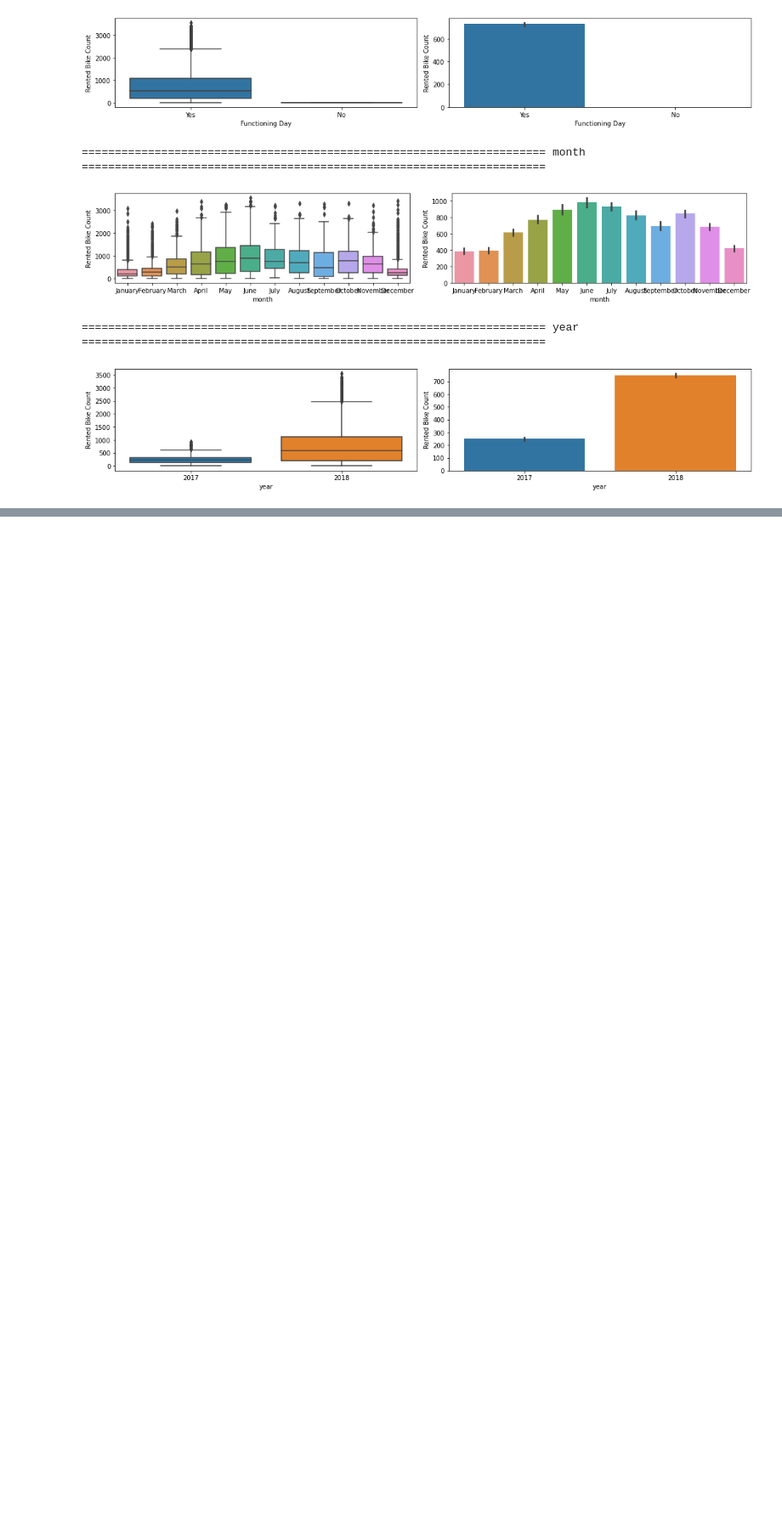
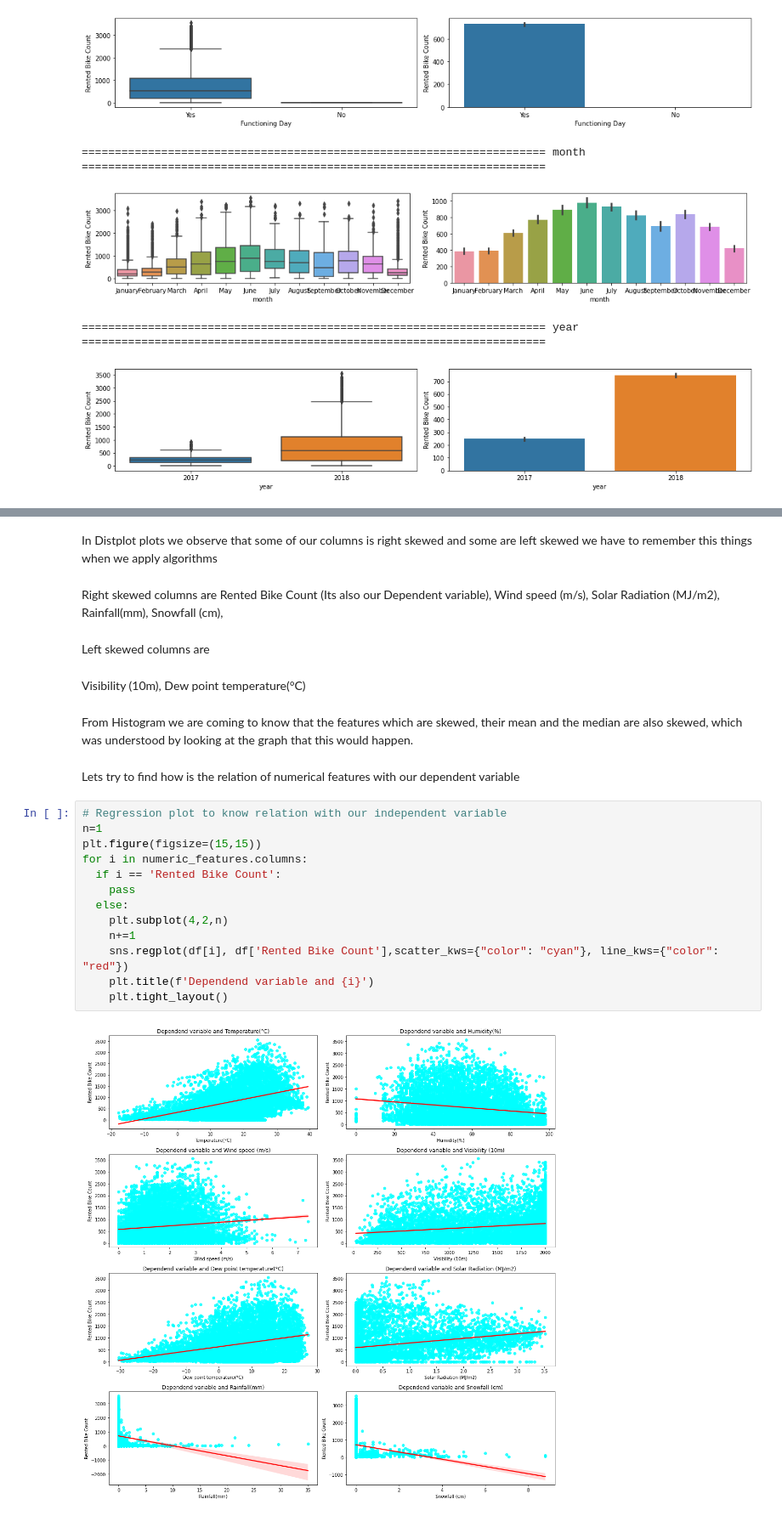
Before and after one commit to fathimajafir/Seoul-Bike-Sharing-Demand-Prediction, a Jupyter notebook: Copy_of_Bike_Sharing_Demand_Prediction_Capstone_Project.ipynb, the cells around one changed output, grey strips where cells are left out. Shown at 85% size. Cells and saved outputs as stored; diff of their text form; blank space fills up the shorter version.

```diff
--- a/Copy_of_Bike_Sharing_Demand_Prediction_Capstone_Project.ipynb
+++ b/Copy_of_Bike_Sharing_Demand_Prediction_Capstone_Project.ipynb
@@ -329,0 +391,28 @@ for i in categorical_features.columns:
+# %% [markdown]
+In Distplot plots we observe that some of our columns is right skewed and some are left skewed we have to remember this things when we apply algorithms
+# %% [markdown]
+Right skewed columns are
+Rented Bike Count (Its also our Dependent variable), Wind speed (m/s), Solar Radiation (MJ/m2), Rainfall(mm), Snowfall (cm),
+# %% [markdown]
+Left skewed columns are
+# %% [markdown]
+Visibility (10m), Dew point temperature(°C)
+# %% [markdown]
+From Histogram we are coming to know that the features which are skewed, their mean and the median are also skewed, which was understood by looking at the graph that this would happen.
+# %% [markdown]
+Lets try to find how is the relation of numerical features with our dependent variable
+# %%
+# Regression plot to know relation with our independent variable
+n=1
+plt.figure(figsize=(15,15))
+for i in numeric_features.columns:
+  if i == 'Rented Bike Count':
+    pass
+  else:
+    plt.subplot(4,2,n)
+    n+=1
+    sns.regplot(df[i], df['Rented Bike Count'],scatter_kws={"color": "cyan"}, line_kws={"color": "red"})
+    plt.title(f'Dependend variable and {i}')
+    plt.tight_layout()
+# %% [output]
+[figure, added]
```
Also changed, not shown: parts of 34 cells of this notebook.
